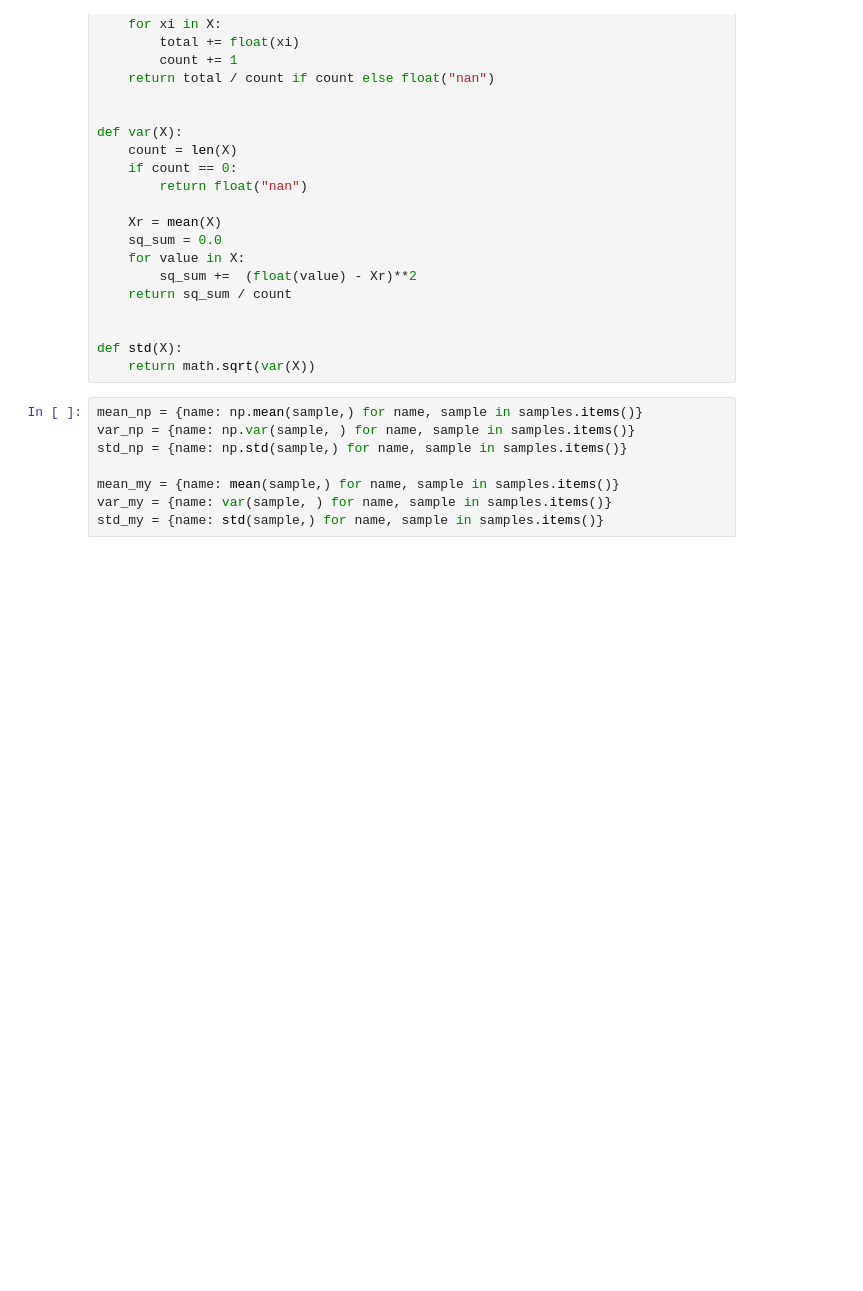
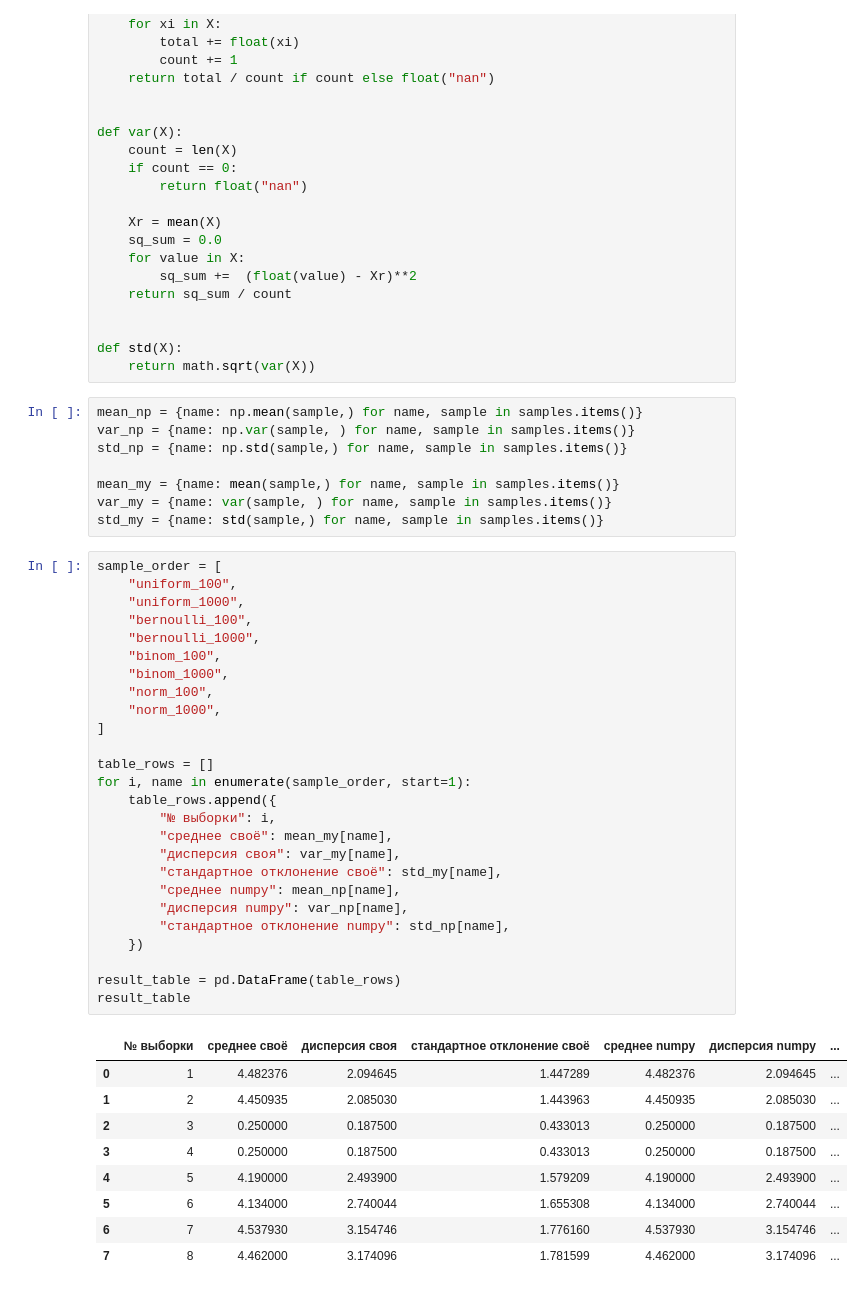
Before and after one commit to didgiffi-dvfu/6-semester, a Jupyter notebook: lab1.ipynb, the cells around one changed output. Drawn from its saved outputs; the diff is of its cells as text; blank space fills up the shorter version.

```diff
--- a/lab1.ipynb
+++ b/lab1.ipynb
@@ -130,3 +128,39 @@ std_np = {name: np.std(sample,) for name, sample in samples.items()}
 mean_my = {name: mean(sample,) for name, sample in samples.items()}
 var_my = {name: var(sample, ) for name, sample in samples.items()}
 std_my = {name: std(sample,) for name, sample in samples.items()}
+# %%
+sample_order = [
+    "uniform_100",
+    "uniform_1000",
+    "bernoulli_100",
+    "bernoulli_1000",
+    "binom_100",
+    "binom_1000",
+    "norm_100",
+    "norm_1000",
+]
+
+table_rows = []
+for i, name in enumerate(sample_order, start=1):
+    table_rows.append({
+        "№ выборки": i,
+        "среднее своё": mean_my[name],
+        "дисперсия своя": var_my[name],
+        "стандартное отклонение своё": std_my[name],
+        "среднее numpy": mean_np[name],
+        "дисперсия numpy": var_np[name],
+        "стандартное отклонение numpy": std_np[name],
+    })
+
+result_table = pd.DataFrame(table_rows)
+result_table
+# %% [output]
+|  | № выборки | среднее своё | дисперсия своя | стандартное отклонение своё | среднее numpy | дисперсия numpy | ... |
+| 0 | 1 | 4.482376 | 2.094645 | 1.447289 | 4.482376 | 2.094645 | ... |
+| 1 | 2 | 4.450935 | 2.085030 | 1.443963 | 4.450935 | 2.085030 | ... |
+| 2 | 3 | 0.250000 | 0.187500 | 0.433013 | 0.250000 | 0.187500 | ... |
+| 3 | 4 | 0.250000 | 0.187500 | 0.433013 | 0.250000 | 0.187500 | ... |
+| 4 | 5 | 4.190000 | 2.493900 | 1.579209 | 4.190000 | 2.493900 | ... |
+| 5 | 6 | 4.134000 | 2.740044 | 1.655308 | 4.134000 | 2.740044 | ... |
+| 6 | 7 | 4.537930 | 3.154746 | 1.776160 | 4.537930 | 3.154746 | ... |
+| 7 | 8 | 4.462000 | 3.174096 | 1.781599 | 4.462000 | 3.174096 | ... |
```
Also changed, not shown: parts of 3 cells of this notebook.
